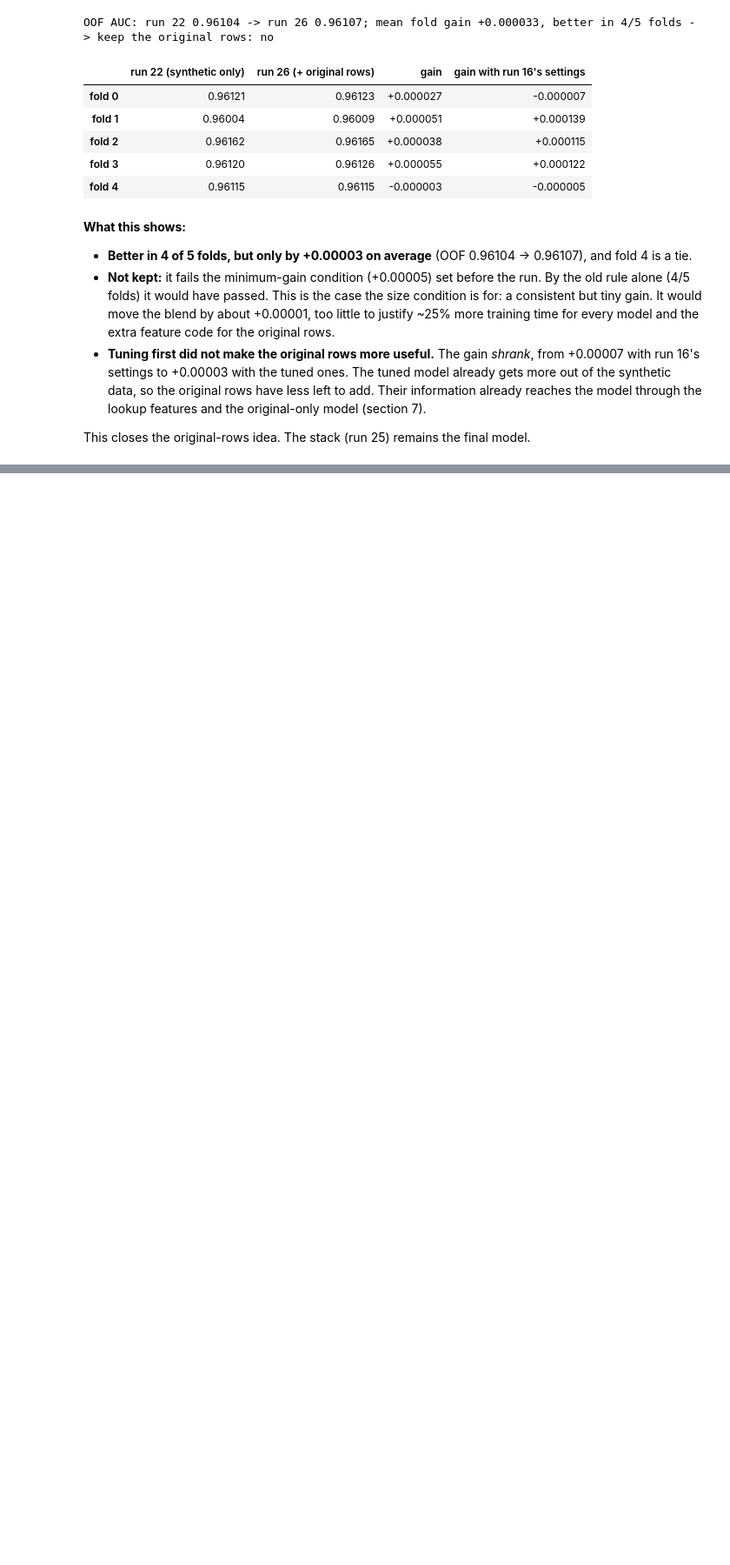
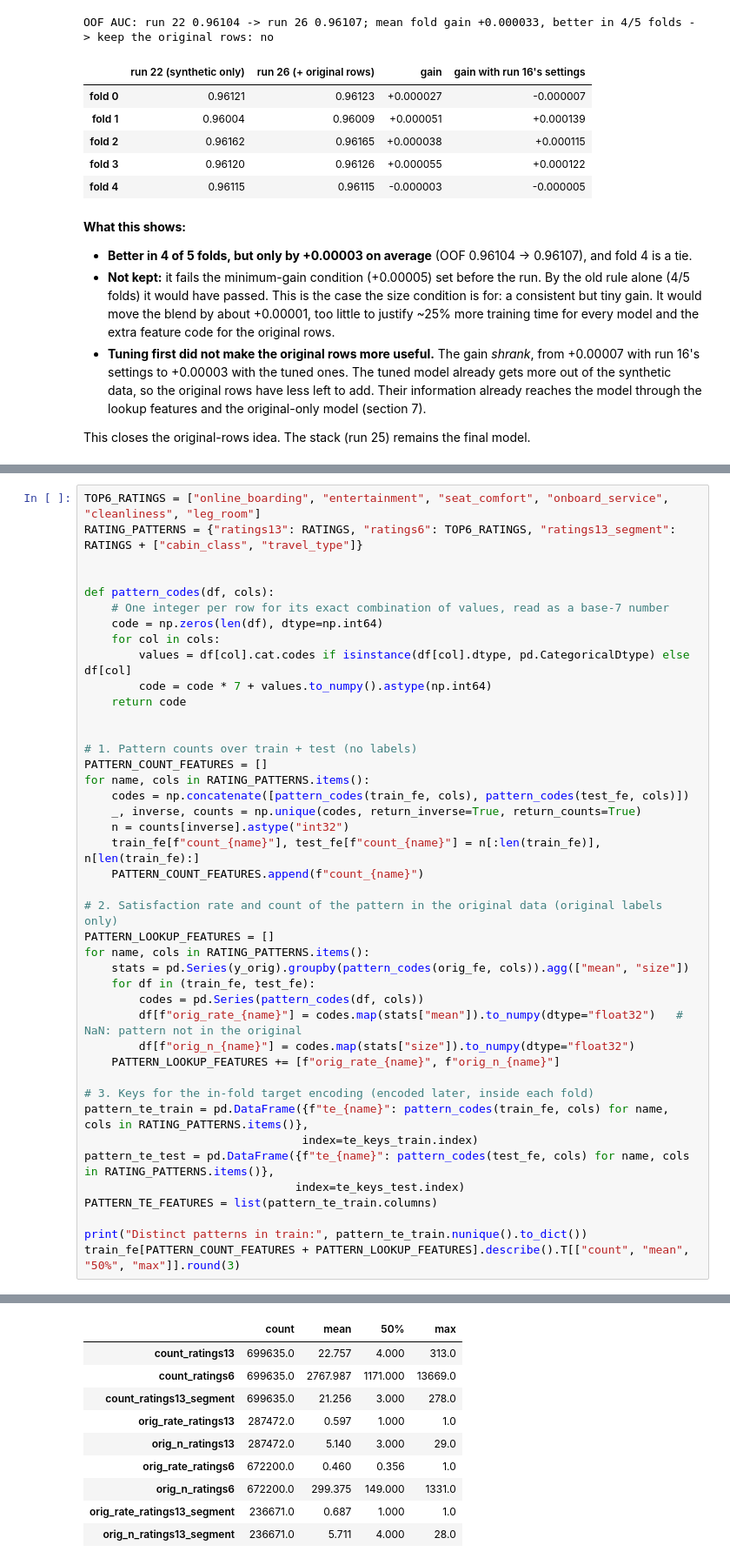
Before and after one commit to batyrkhanz015/kaggle-airline-satisfaction-s6-10, a Jupyter notebook: airline-satisfaction.ipynb, the cells around one changed output, grey strips where cells are left out. Shown at 87% size. Cells and saved outputs as stored; diff of their text form; blank space fills up the shorter version.

```diff
--- a/airline-satisfaction.ipynb
+++ b/airline-satisfaction.ipynb
@@ -3064,0 +3088,43 @@ This closes the original-rows idea. The stack (run 25) remains the final model.
+# %%
+TOP6_RATINGS = ["online_boarding", "entertainment", "seat_comfort", "onboard_service", "cleanliness", "leg_room"]
+RATING_PATTERNS = {"ratings13": RATINGS, "ratings6": TOP6_RATINGS, "ratings13_segment": RATINGS + ["cabin_class", "travel_type"]}
+
+
+def pattern_codes(df, cols):
+    # One integer per row for its exact combination of values, read as a base-7 number
+    code = np.zeros(len(df), dtype=np.int64)
+    for col in cols:
+        values = df[col].cat.codes if isinstance(df[col].dtype, pd.CategoricalDtype) else df[col]
+        code = code * 7 + values.to_numpy().astype(np.int64)
+    return code
+
+
+# 1. Pattern counts over train + test (no labels)
+PATTERN_COUNT_FEATURES = []
+for name, cols in RATING_PATTERNS.items():
+    codes = np.concatenate([pattern_codes(train_fe, cols), pattern_codes(test_fe, cols)])
+    _, inverse, counts = np.unique(codes, return_inverse=True, return_counts=True)
+    n = counts[inverse].astype("int32")
+    train_fe[f"count_{name}"], test_fe[f"count_{name}"] = n[:len(train_fe)], n[len(train_fe):]
+    PATTERN_COUNT_FEATURES.append(f"count_{name}")
+
+# 2. Satisfaction rate and count of the pattern in the original data (original labels only)
+PATTERN_LOOKUP_FEATURES = []
+for name, cols in RATING_PATTERNS.items():
+    stats = pd.Series(y_orig).groupby(pattern_codes(orig_fe, cols)).agg(["mean", "size"])
+    for df in (train_fe, test_fe):
+        codes = pd.Series(pattern_codes(df, cols))
+        df[f"orig_rate_{name}"] = codes.map(stats["mean"]).to_numpy(dtype="float32")   # NaN: pattern not in the original
+        df[f"orig_n_{name}"] = codes.map(stats["size"]).to_numpy(dtype="float32")
+    PATTERN_LOOKUP_FEATURES += [f"orig_rate_{name}", f"orig_n_{name}"]
+
+# 3. Keys for the in-fold target encoding (encoded later, inside each fold)
+pattern_te_train = pd.DataFrame({f"te_{name}": pattern_codes(train_fe, cols) for name, cols in RATING_PATTERNS.items()},
+                                index=te_keys_train.index)
+pattern_te_test = pd.DataFrame({f"te_{name}": pattern_codes(test_fe, cols) for name, cols in RATING_PATTERNS.items()},
+                               index=te_keys_test.index)
+PATTERN_TE_FEATURES = list(pattern_te_train.columns)
+
+print("Distinct patterns in train:", pattern_te_train.nunique().to_dict())
+train_fe[PATTERN_COUNT_FEATURES + PATTERN_LOOKUP_FEATURES].describe().T[["count", "mean", "50%", "max"]].round(3)
+# %% [output]
@@ -3064,0 +3132,10 @@ This closes the original-rows idea. The stack (run 25) remains the final model.
+|  | count | mean | 50% | max |
+| count_ratings13 | 699635.0 | 22.757 | 4.000 | 313.0 |
+| count_ratings6 | 699635.0 | 2767.987 | 1171.000 | 13669.0 |
+| count_ratings13_segment | 699635.0 | 21.256 | 3.000 | 278.0 |
+| orig_rate_ratings13 | 287472.0 | 0.597 | 1.000 | 1.0 |
+| orig_n_ratings13 | 287472.0 | 5.140 | 3.000 | 29.0 |
+| orig_rate_ratings6 | 672200.0 | 0.460 | 0.356 | 1.0 |
+| orig_n_ratings6 | 672200.0 | 299.375 | 149.000 | 1331.0 |
+| orig_rate_ratings13_segment | 236671.0 | 0.687 | 1.000 | 1.0 |
+| orig_n_ratings13_segment | 236671.0 | 5.711 | 4.000 | 28.0 |
```
Also changed, not shown: parts of 12 cells of this notebook, 1 other file.
